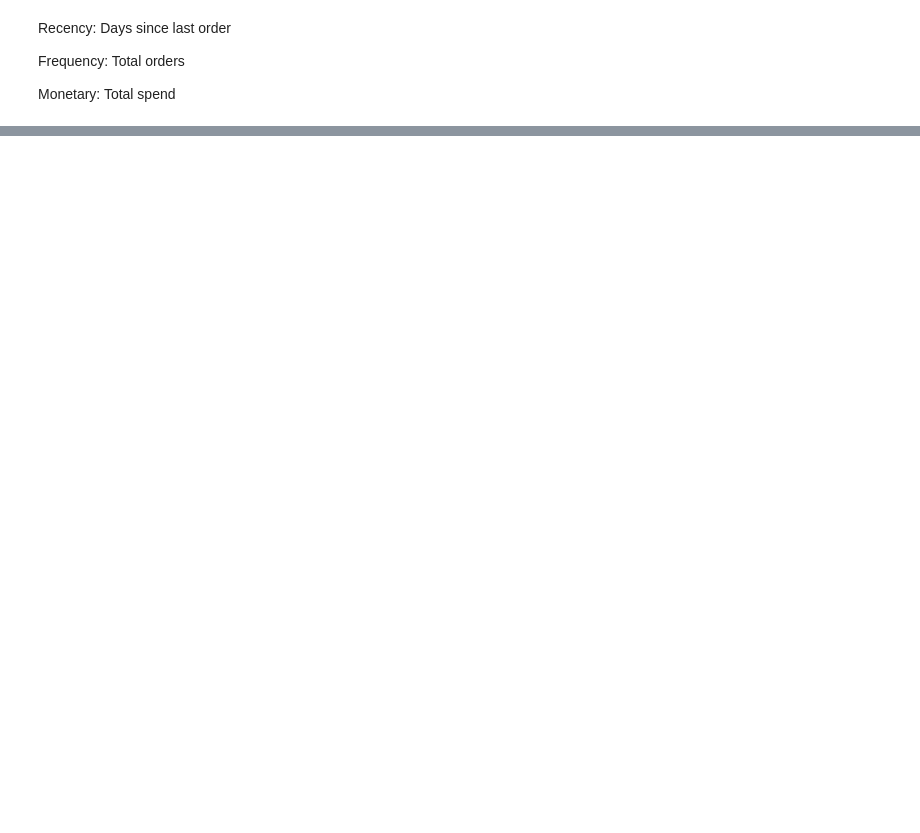
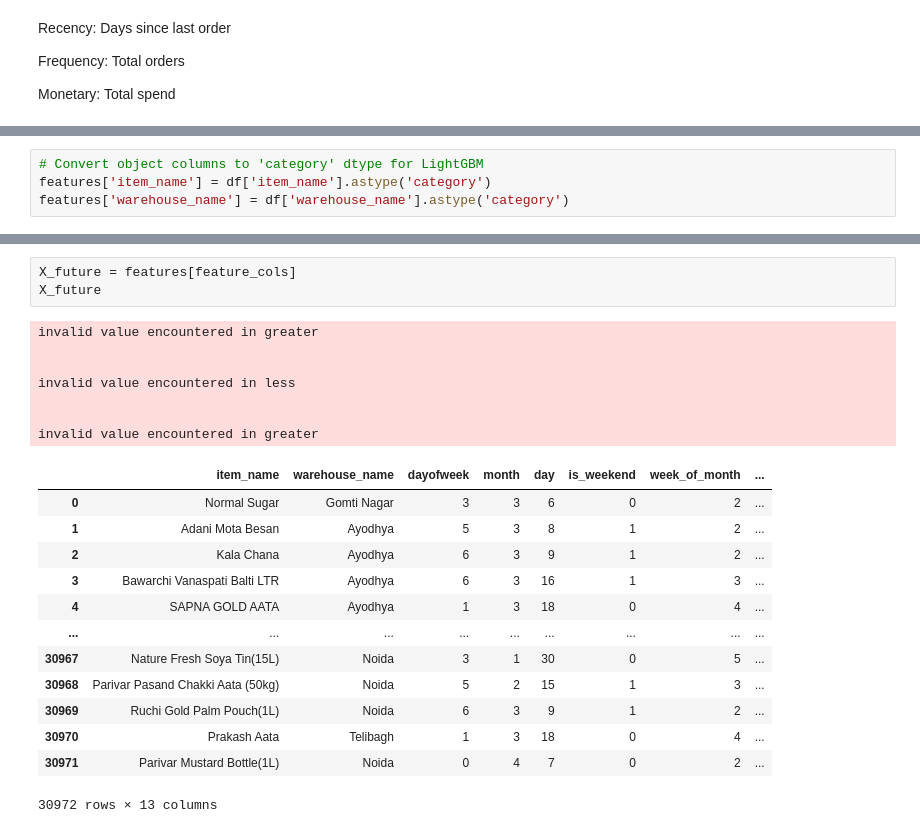
Before and after one commit to RujhaanTaneja/UnORG-SC-DS-MID-PREP_TEAM_HYPERION_Submission, a Jupyter notebook: Rajan'sCodeFiles/gc_tech.ipynb, the cells around one changed output, grey strips where cells are left out. Cells and saved outputs as stored; diff of their text form; blank space fills up the shorter version.

```diff
--- a/Rajan'sCodeFiles/gc_tech.ipynb
+++ b/Rajan'sCodeFiles/gc_tech.ipynb
@@ -812,0 +1014,4 @@ dow_var
+# %%
+# Convert object columns to 'category' dtype for LightGBM
+features['item_name'] = df['item_name'].astype('category')
+features['warehouse_name'] = df['warehouse_name'].astype('category')
@@ -812,0 +1073,24 @@ dow_var
+# %%
+X_future = features[feature_cols]
+X_future
+# %% [output]
+invalid value encountered in greater
+
+
+invalid value encountered in less
+
+
+invalid value encountered in greater
+|  | item_name | warehouse_name | dayofweek | month | day | is_weekend | week_of_month | ... |
+| 0 | Normal Sugar | Gomti Nagar | 3 | 3 | 6 | 0 | 2 | ... |
+| 1 | Adani Mota Besan | Ayodhya | 5 | 3 | 8 | 1 | 2 | ... |
+| 2 | Kala Chana | Ayodhya | 6 | 3 | 9 | 1 | 2 | ... |
+| 3 | Bawarchi Vanaspati Balti LTR | Ayodhya | 6 | 3 | 16 | 1 | 3 | ... |
+| 4 | SAPNA GOLD AATA | Ayodhya | 1 | 3 | 18 | 0 | 4 | ... |
+| ... | ... | ... | ... | ... | ... | ... | ... | ... |
+| 30967 | Nature Fresh Soya Tin(15L) | Noida | 3 | 1 | 30 | 0 | 5 | ... |
+| 30968 | Parivar Pasand Chakki Aata (50kg) | Noida | 5 | 2 | 15 | 1 | 3 | ... |
+| 30969 | Ruchi Gold Palm Pouch(1L) | Noida | 6 | 3 | 9 | 1 | 2 | ... |
+| 30970 | Prakash Aata | Telibagh | 1 | 3 | 18 | 0 | 4 | ... |
+| 30971 | Parivar Mustard Bottle(1L) | Noida | 0 | 4 | 7 | 0 | 2 | ... |
+30972 rows × 13 columns
```
Also changed, not shown: parts of 56 cells of this notebook.
